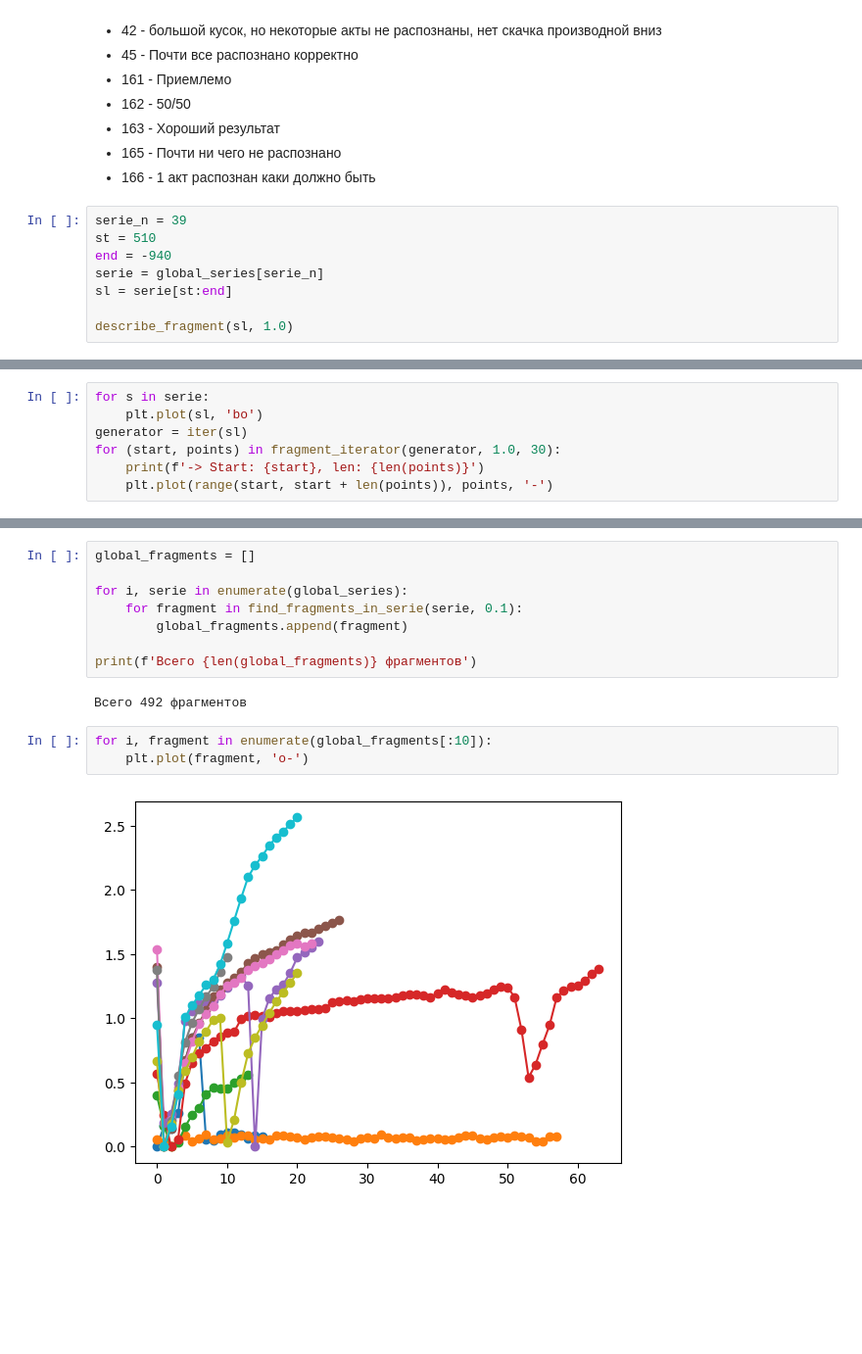
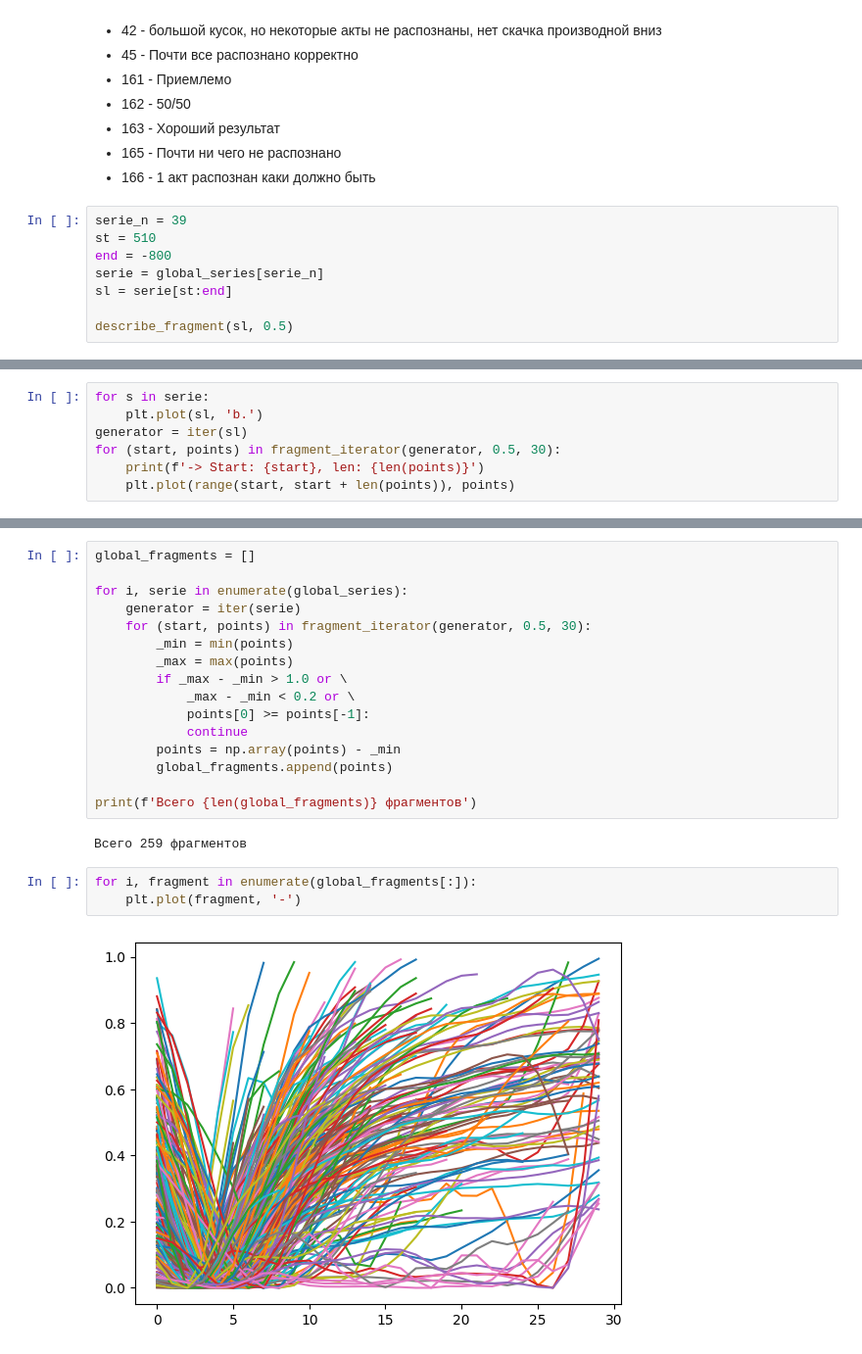
Before and after one commit to ololoshka2871/laser-precision-adjust, a Jupyter notebook: find_shot/analise_all_data.ipynb, the cells around one changed output, grey strips where cells are left out. Shown at 98% size. Cells and saved outputs as stored; diff of their text form; blank space fills up the shorter version.

```diff
--- a/find_shot/analise_all_data.ipynb
+++ b/find_shot/analise_all_data.ipynb
@@ -125,9 +124,9 @@ def describe_fragment(serie: list[float], smooth: float = 0.1) -> dict[str, floa
 # %%
 serie_n = 39
 st = 510
-end = -940
+end = -800
 serie = global_series[serie_n]
 sl = serie[st:end]
 
-describe_fragment(sl, 1.0)
+describe_fragment(sl, 0.5)
 # %% [output]
@@ -135,8 +134,8 @@ describe_fragment(sl, 1.0)
 # %%
 for s in serie:
-    plt.plot(sl, 'bo')
+    plt.plot(sl, 'b.')
 generator = iter(sl)
-for (start, points) in fragment_iterator(generator, 1.0, 30):
+for (start, points) in fragment_iterator(generator, 0.5, 30):
     print(f'-> Start: {start}, len: {len(points)}')
-    plt.plot(range(start, start + len(points)), points, '-')
+    plt.plot(range(start, start + len(points)), points)
 # %% [output]
@@ -168,14 +161,22 @@ IndexError: list index out of range
 global_fragments = []
 
 for i, serie in enumerate(global_series):
-    for fragment in find_fragments_in_serie(serie, 0.1):
-        global_fragments.append(fragment)
+    generator = iter(serie)
+    for (start, points) in fragment_iterator(generator, 0.5, 30):
+        _min = min(points)
+        _max = max(points)
+        if _max - _min > 1.0 or \
+            _max - _min < 0.2 or \
+            points[0] >= points[-1]:
+            continue
+        points = np.array(points) - _min
+        global_fragments.append(points)
 
 print(f'Всего {len(global_fragments)} фрагментов')
 # %% [output]
-Всего 492 фрагментов
+Всего 259 фрагментов
 # %%
-for i, fragment in enumerate(global_fragments[:10]):
-    plt.plot(fragment, 'o-')
+for i, fragment in enumerate(global_fragments[:]):
+    plt.plot(fragment, '-')
 # %% [output]
-[figure, old version]
+[figure, new version]
```
Also changed, not shown: parts of 12 cells of this notebook, 6 other files.
